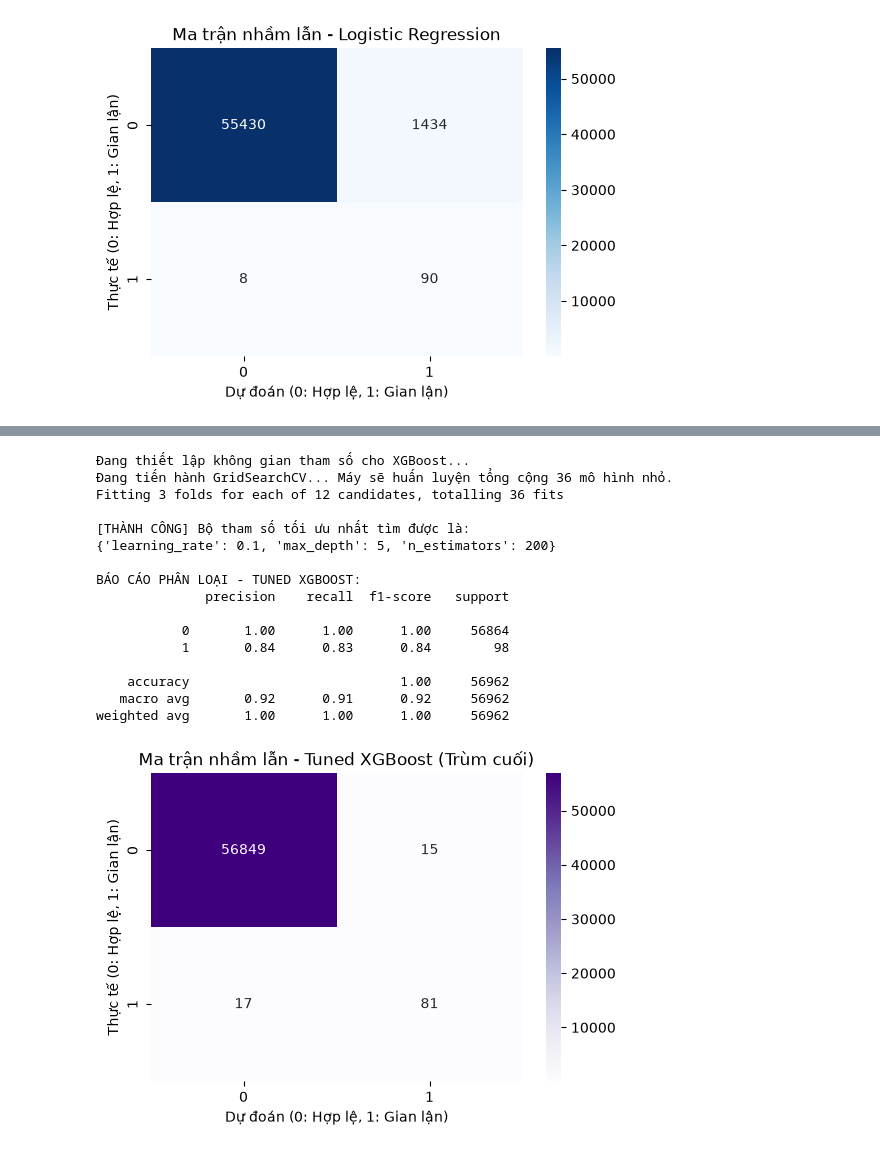
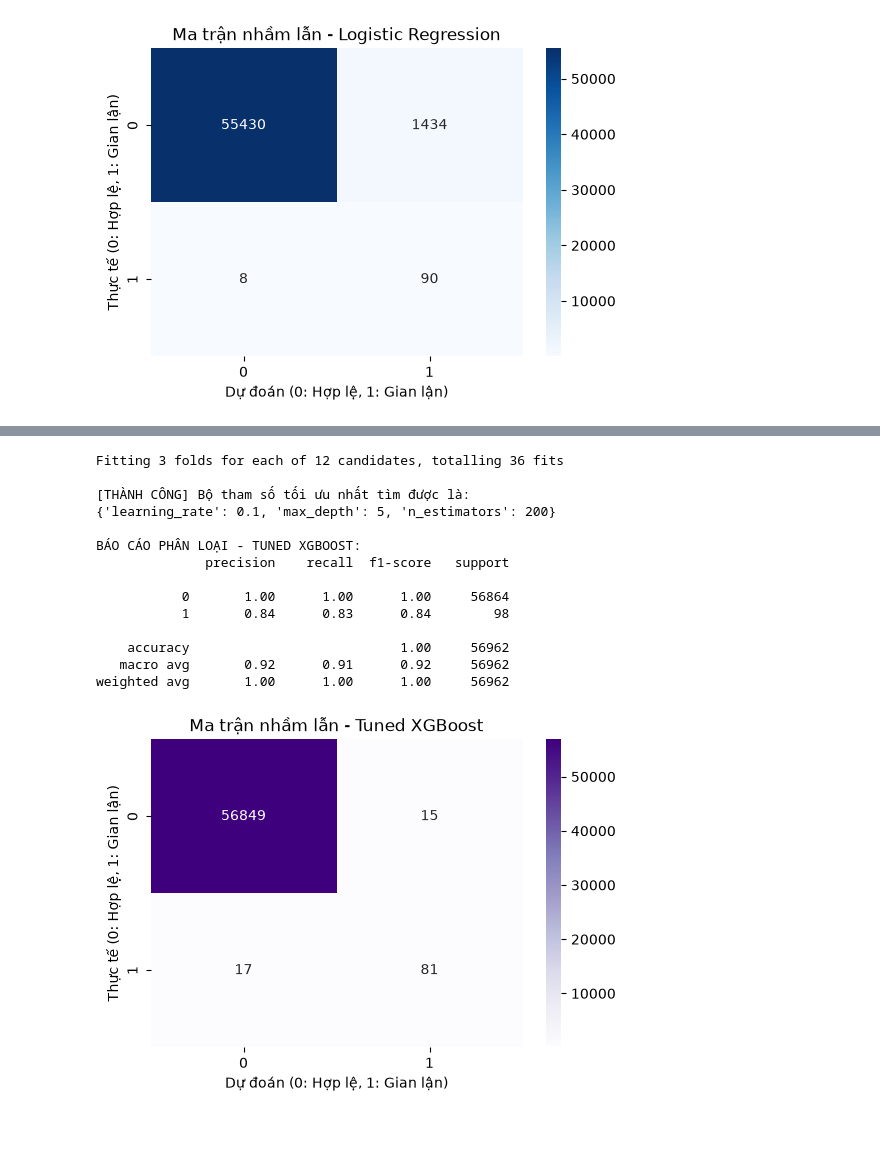
Before and after one commit to ninhduo263/credit-card-fraud-detection, a Jupyter notebook: PhanTich_GianLan.ipynb, the cells around one changed output, grey strips where cells are left out. Drawn from its saved outputs; the diff is of its cells as text; code cells hidden in the pictures.

```diff
--- a/PhanTich_GianLan.ipynb
+++ b/PhanTich_GianLan.ipynb
@@ -224,7 +185,7 @@ from sklearn.metrics import classification_report, confusion_matrix
 import matplotlib.pyplot as plt
 import seaborn as sns
 
-print("Đang thiết lập không gian tham số cho XGBoost...")
+# thiết lập không gian tham số cho XGBoost
 weight = len(y_train[y_train == 0]) / len(y_train[y_train == 1])
 
 # 1. Định nghĩa mô hình cơ sở với GPU
@@ -238,7 +199,7 @@ xgb_estimator = xgb.XGBClassifier(
 # 2. Tạo không gian tham số để máy tự dò tìm
 param_grid = {
     'max_depth': [3, 5, 7],           # Độ sâu của cây: Cây càng nông càng tránh học vẹt
-    'learning_rate': [0.05, 0.1],     # Tốc độ học: Hội tụ chậm mà chắc
+    'learning_rate': [0.05, 0.1],     # Tốc độ học: Hội tụ chậm
     'n_estimators': [100, 200]        # Số lượng cây quyết định
 }
 
@@ -251,42 +212,40 @@ grid_search = GridSearchCV(
     verbose=1                        # In tiến trình ra màn hình
 )
 
-print("Đang tiến hành GridSearchCV... Máy sẽ huấn luyện tổng cộng 36 mô hình nhỏ.")
+# tiến hành GridSearchCV... Máy sẽ huấn luyện tổng cộng 36 mô hình nhỏ
 grid_search.fit(X_train, y_train)
 
-# In ra bộ tham số "vô địch"
+# In ra bộ tham số tốt nhất tìm được
 print(f"\n[THÀNH CÔNG] Bộ tham số tối ưu nhất tìm được là:\n{grid_search.best_params_}")
 
-# 4. Dùng mô hình vô địch để dự đoán
+# 4. Dùng mô hình để dự đoán
 best_xgb_model = grid_search.best_estimator_
 y_pred_tuned = best_xgb_model.predict(X_test)
 
 # 5. Xuất Báo cáo và Vẽ Ma trận nhầm lẫn
 print("\nBÁO CÁO PHÂN LOẠI - TUNED XGBOOST:")
 print(classification_report(y_test, y_pred_tuned))
 
 cm_tuned = confusion_matrix(y_test, y_pred_tuned)
 plt.figure(figsize=(6,4))
-sns.heatmap(cm_tuned, annot=True, fmt="d", cmap="Purples") # Chuyển sang màu Tím cho "Trùm cuối"
-plt.title("Ma trận nhầm lẫn - Tuned XGBoost (Trùm cuối)")
+sns.heatmap(cm_tuned, annot=True, fmt="d", cmap="Purples") # Chuyển sang màu Tím
+plt.title("Ma trận nhầm lẫn - Tuned XGBoost")
 plt.ylabel('Thực tế (0: Hợp lệ, 1: Gian lận)')
 plt.xlabel('Dự đoán (0: Hợp lệ, 1: Gian lận)')
 plt.show()
 # %% [output]
-Đang thiết lập không gian tham số cho XGBoost...
-Đang tiến hành GridSearchCV... Máy sẽ huấn luyện tổng cộng 36 mô hình nhỏ.
 Fitting 3 folds for each of 12 candidates, totalling 36 fits
 
 [THÀNH CÔNG] Bộ tham số tối ưu nhất tìm được là:
 {'learning_rate': 0.1, 'max_depth': 5, 'n_estimators': 200}
 
 BÁO CÁO PHÂN LOẠI - TUNED XGBOOST:
               precision    recall  f1-score   support
 
            0       1.00      1.00      1.00     56864
            1       0.84      0.83      0.84        98
 
     accuracy                           1.00     56962
    macro avg       0.92      0.91      0.92     56962
 weighted avg       1.00      1.00      1.00     56962
-[figure, old version]
+[figure, new version]
```
Also changed, not shown: parts of 6 cells of this notebook.
